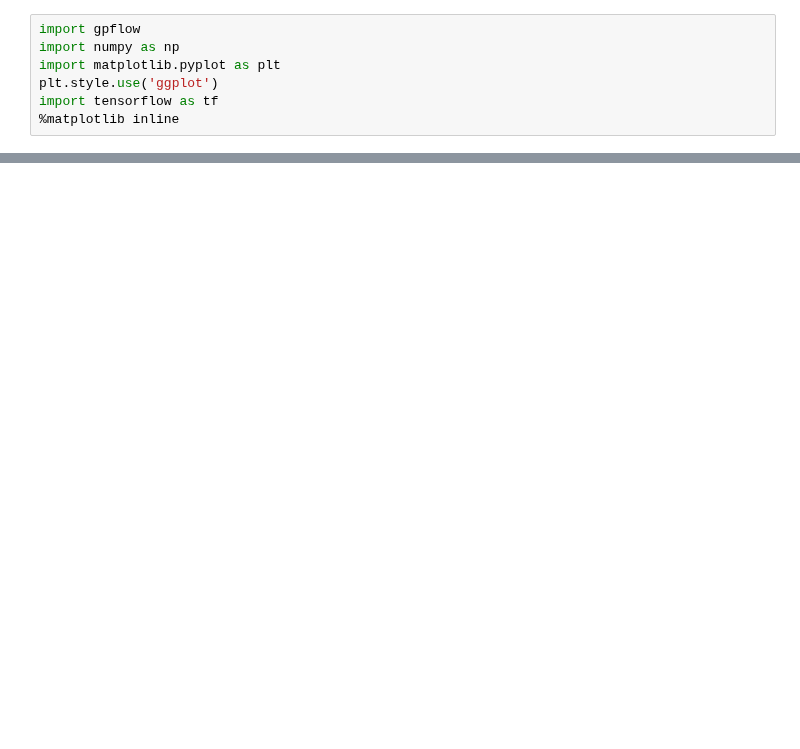
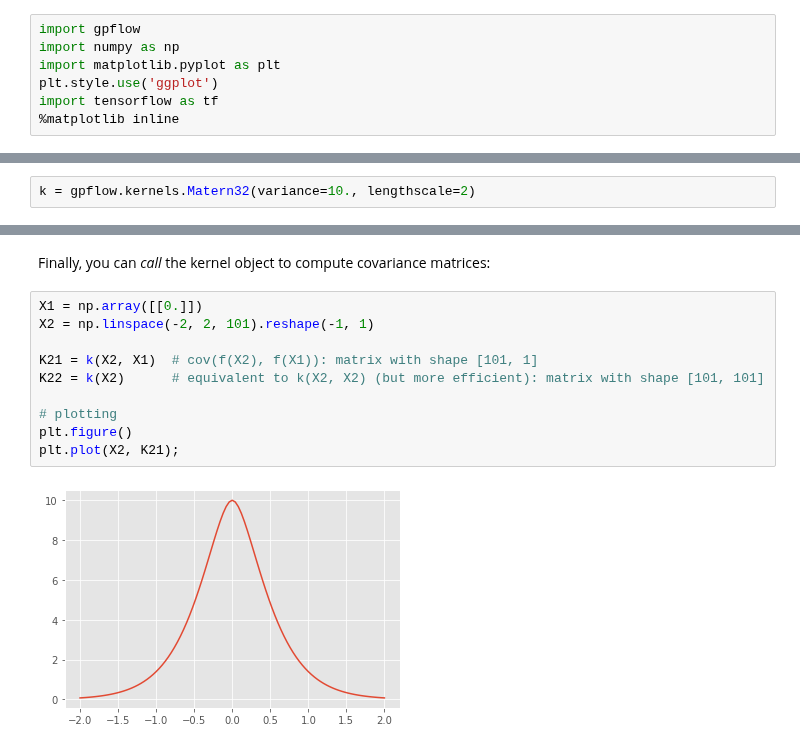
Before and after one commit to GPflow/GPflow, a Jupyter notebook: doc/source/notebooks/advanced/kernels.ipynb, the cells around one changed output, grey strips where cells are left out. Saved outputs shown, nothing was run; the diff lists cells and outputs as text; blank space fills up the shorter version.

```diff
--- a/doc/source/notebooks/advanced/kernels.ipynb
+++ b/doc/source/notebooks/advanced/kernels.ipynb
@@ -179,0 +77,2 @@ GPflow makes is easy to define new covariance functions. This is covered in the
+# %%
+k = gpflow.kernels.Matern32(variance=10., lengthscale=2)
@@ -179,0 +110,14 @@ GPflow makes is easy to define new covariance functions. This is covered in the
+# %% [markdown]
+Finally, you can *call* the kernel object to compute covariance matrices:
+# %%
+X1 = np.array([[0.]])
+X2 = np.linspace(-2, 2, 101).reshape(-1, 1)
+
+K21 = k(X2, X1)  # cov(f(X2), f(X1)): matrix with shape [101, 1]
+K22 = k(X2)      # equivalent to k(X2, X2) (but more efficient): matrix with shape [101, 101]
+
+# plotting
+plt.figure()
+plt.plot(X2, K21);
+# %% [output]
+[figure, added]
```
Also changed, not shown: parts of 40 cells of this notebook, 46 other files.
